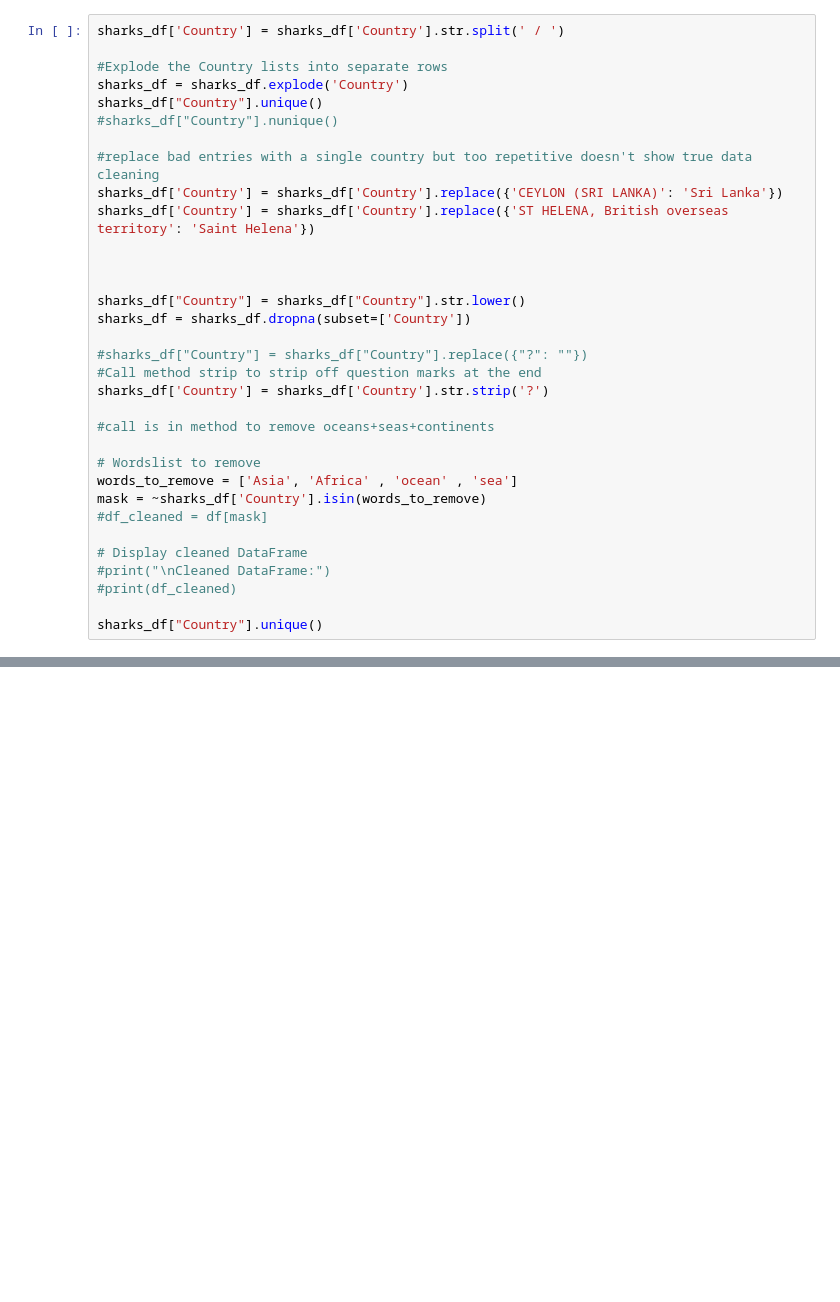
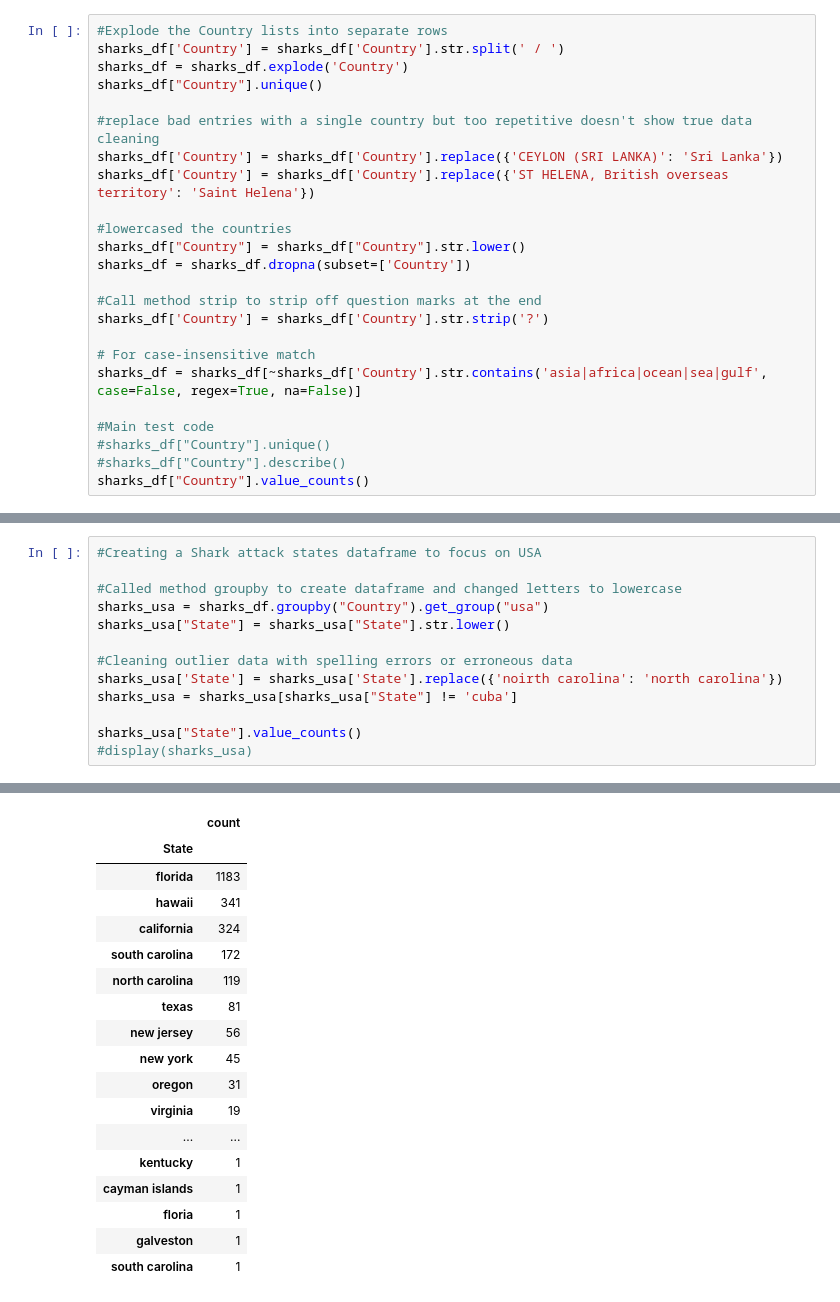
Before and after one commit to amirrezakamkar/ironhack-mini-project-shark-attacks, a Jupyter notebook: Shark_Attack.ipynb, the cells around one changed output, grey strips where cells are left out. Saved outputs shown, nothing was run; the diff lists cells and outputs as text; blank space fills up the shorter version.

```diff
--- a/Shark_Attack.ipynb
+++ b/Shark_Attack.ipynb
@@ -34,34 +36,25 @@ Name: Unnamed: 21, Length: 6973, dtype: object
 # %%
+#Explode the Country lists into separate rows
 sharks_df['Country'] = sharks_df['Country'].str.split(' / ')
-
-#Explode the Country lists into separate rows
 sharks_df = sharks_df.explode('Country')
 sharks_df["Country"].unique()
-#sharks_df["Country"].nunique()
 
 #replace bad entries with a single country but too repetitive doesn't show true data cleaning
 sharks_df['Country'] = sharks_df['Country'].replace({'CEYLON (SRI LANKA)': 'Sri Lanka'})
 sharks_df['Country'] = sharks_df['Country'].replace({'ST HELENA, British overseas territory': 'Saint Helena'})
 
-
-
+#lowercased the countries
 sharks_df["Country"] = sharks_df["Country"].str.lower()
 sharks_df = sharks_df.dropna(subset=['Country'])
 
-#sharks_df["Country"] = sharks_df["Country"].replace({"?": ""})
 #Call method strip to strip off question marks at the end
 sharks_df['Country'] = sharks_df['Country'].str.strip('?')
 
-#call is in method to remove oceans+seas+continents
+# For case-insensitive match
+sharks_df = sharks_df[~sharks_df['Country'].str.contains('asia|africa|ocean|sea|gulf', case=False, regex=True, na=False)]
 
-# Wordslist to remove
-words_to_remove = ['Asia', 'Africa' , 'ocean' , 'sea']
-mask = ~sharks_df['Country'].isin(words_to_remove)
-#df_cleaned = df[mask]
-
-# Display cleaned DataFrame
-#print("\nCleaned DataFrame:")
-#print(df_cleaned)
-
-sharks_df["Country"].unique()
+#Main test code
+#sharks_df["Country"].unique()
+#sharks_df["Country"].describe()
+sharks_df["Country"].value_counts()
 # %% [output]
@@ -119,0 +76,14 @@ NameError: name 'sharks_df' is not defined
+# %%
+#Creating a Shark attack states dataframe to focus on USA
+
+#Called method groupby to create dataframe and changed letters to lowercase
+sharks_usa = sharks_df.groupby("Country").get_group("usa")
+sharks_usa["State"] = sharks_usa["State"].str.lower()
+
+#Cleaning outlier data with spelling errors or erroneous data
+sharks_usa['State'] = sharks_usa['State'].replace({'noirth carolina': 'north carolina'})
+sharks_usa = sharks_usa[sharks_usa["State"] != 'cuba']
+
+sharks_usa["State"].value_counts()
+#display(sharks_usa)
+# %% [output]
@@ -119,0 +100,18 @@ NameError: name 'sharks_df' is not defined
+|  | count |
+| State |  |
+| florida | 1183 |
+| hawaii | 341 |
+| california | 324 |
+| south carolina | 172 |
+| north carolina | 119 |
+| texas | 81 |
+| new jersey | 56 |
+| new york | 45 |
+| oregon | 31 |
+| virginia | 19 |
+| ... | ... |
+| kentucky | 1 |
+| cayman islands | 1 |
+| floria | 1 |
+| galveston | 1 |
+| south carolina | 1 |
```
Also changed, not shown: parts of 13 cells of this notebook.
